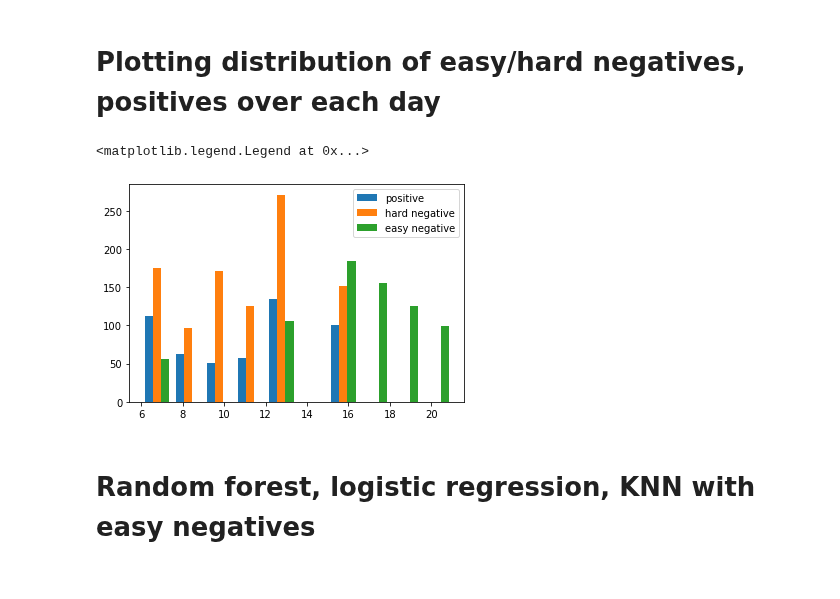
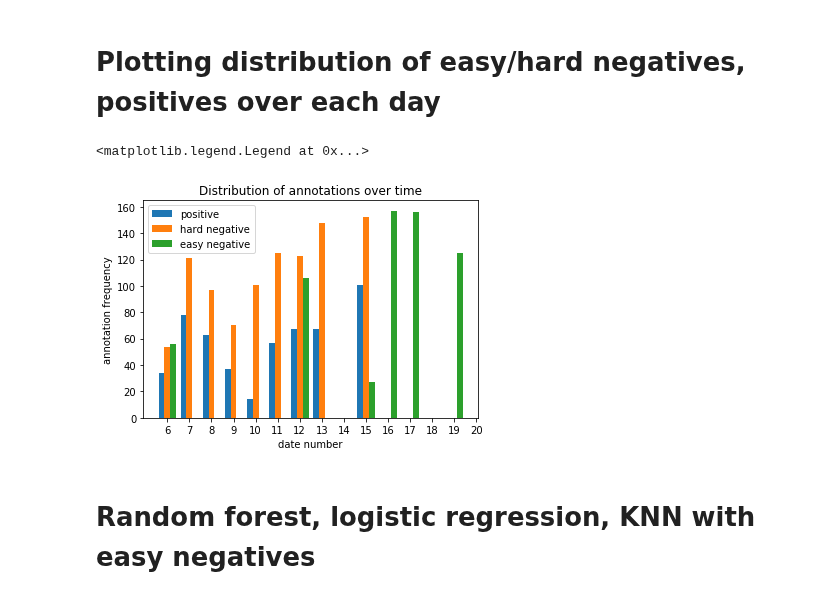
Before and after one commit to marin-hyatt/public-redhook-analysis, a Jupyter notebook: notebooks/Truck_Training.ipynb, the cells around one changed output. Drawn from its saved outputs; the diff is of its cells as text; code cells hidden in the pictures.

```diff
--- a/notebooks/Truck_Training.ipynb
+++ b/notebooks/Truck_Training.ipynb
@@ -710,13 +710,20 @@ easy_negative_groups = \
 np.asarray([data.convert_timestamps(int(timestamp)).day for timestamp in negative_timestamps])
 # %% [markdown]
 # Plotting distribution of easy/hard negatives, positives over each day
-# %%
-plt.hist([positive_groups, negative_groups, easy_negative_groups], \
-         label=['positive', 'hard negative', 'easy negative'])
-plt.legend(loc='upper right')
-# %% [output]
-<matplotlib.legend.Legend at 0x...>
-[figure, removed]
+# %%
+plt.hist([positive_groups, negative_groups, easy_negative_groups], \
+         label=['positive', 'hard negative', 'easy negative'], \
+         bins = np.arange(np.min(groups_with_easy_negatives), np.max(groups_with_easy_negatives)) - 0.5, \
+         align = 'mid'
+        )
+plt.xticks(np.arange(np.min(groups_with_easy_negatives), np.max(groups_with_easy_negatives)))
+plt.xlabel('date number')
+plt.ylabel('annotation frequency')
+plt.title("Distribution of annotations over time")
+plt.legend(loc='upper left')
+# %% [output]
+<matplotlib.legend.Legend at 0x...>
+[figure, added]
 # %% [markdown]
 # Random forest, logistic regression, KNN with easy negatives
 # %%
```
Also changed, not shown: parts of 9 cells of this notebook.
